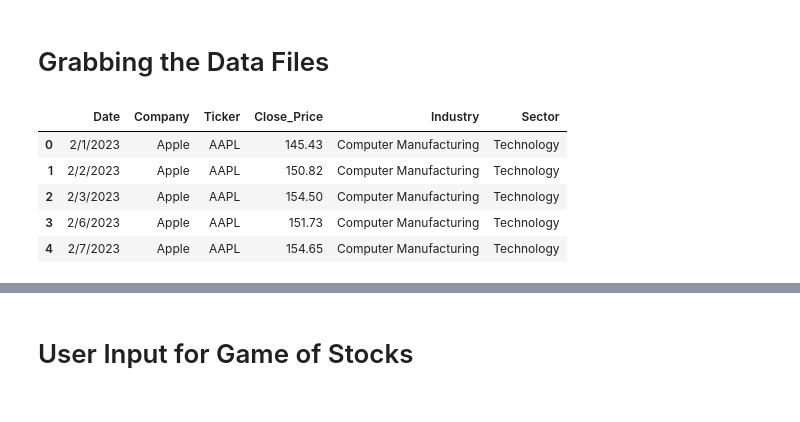
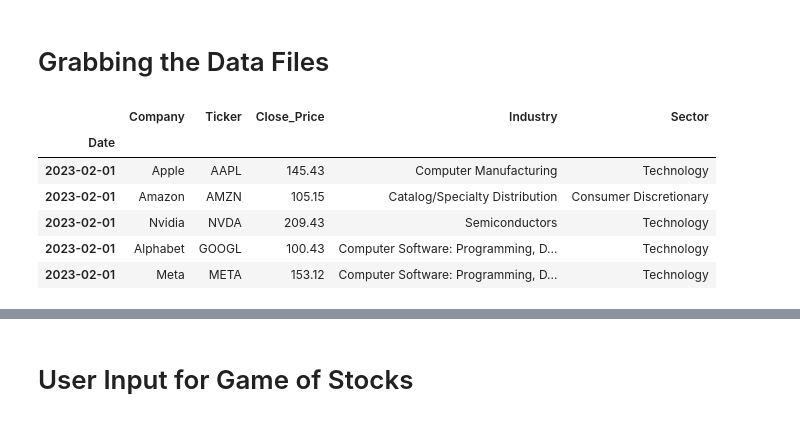
Before and after one commit to game-of-stocks/application, a Jupyter notebook: Game Of Stocks - Application.ipynb, the cells around one changed output, grey strips where cells are left out. Cells and saved outputs as stored; diff of their text form; code cells hidden in the pictures.

```diff
--- a/Game Of Stocks - Application.ipynb
+++ b/Game Of Stocks - Application.ipynb
@@ -19,16 +19,17 @@ from user_form_intake import inital_user_intake, get_user_inital_input, portfoli
 # %%
 #Grabing the raw stock data and putting in dataframe
 raw_stocks_data_to_load =  Path("Resources/Data/Stock_Index_Raw_Data.csv")
-raw_stocks_data_df = pd.read_csv(raw_stocks_data_to_load, header=0, parse_dates=True)
+raw_stocks_data_df = pd.read_csv(raw_stocks_data_to_load, header=0, parse_dates=True, index_col="Date", infer_datetime_format=True)
 raw_stocks_data_df.sort_index(ascending = True, inplace = True)
 raw_stocks_data_df.head()
 # %% [output]
-|  | Date | Company | Ticker | Close_Price | Industry | Sector |
-| 0 | 2/1/2023 | Apple | AAPL | 145.43 | Computer Manufacturing | Technology |
-| 1 | 2/2/2023 | Apple | AAPL | 150.82 | Computer Manufacturing | Technology |
-| 2 | 2/3/2023 | Apple | AAPL | 154.50 | Computer Manufacturing | Technology |
-| 3 | 2/6/2023 | Apple | AAPL | 151.73 | Computer Manufacturing | Technology |
-| 4 | 2/7/2023 | Apple | AAPL | 154.65 | Computer Manufacturing | Technology |
+|  | Company | Ticker | Close_Price | Industry | Sector |
+| Date |  |  |  |  |  |
+| 2023-02-01 | Apple | AAPL | 145.43 | Computer Manufacturing | Technology |
+| 2023-02-01 | Amazon | AMZN | 105.15 | Catalog/Specialty Distribution | Consumer Discretionary |
+| 2023-02-01 | Nvidia | NVDA | 209.43 | Semiconductors | Technology |
+| 2023-02-01 | Alphabet | GOOGL | 100.43 | Computer Software: Programming, D... | Technology |
+| 2023-02-01 | Meta | META | 153.12 | Computer Software: Programming, D... | Technology |
 # %%
 #Grabing the raw stock data and putting in dataframe
 user_data_to_load =  Path("Resources/Data/User_Portfolio_Data.csv")
```
Also changed, not shown: parts of 20 cells of this notebook, 2 other files.
